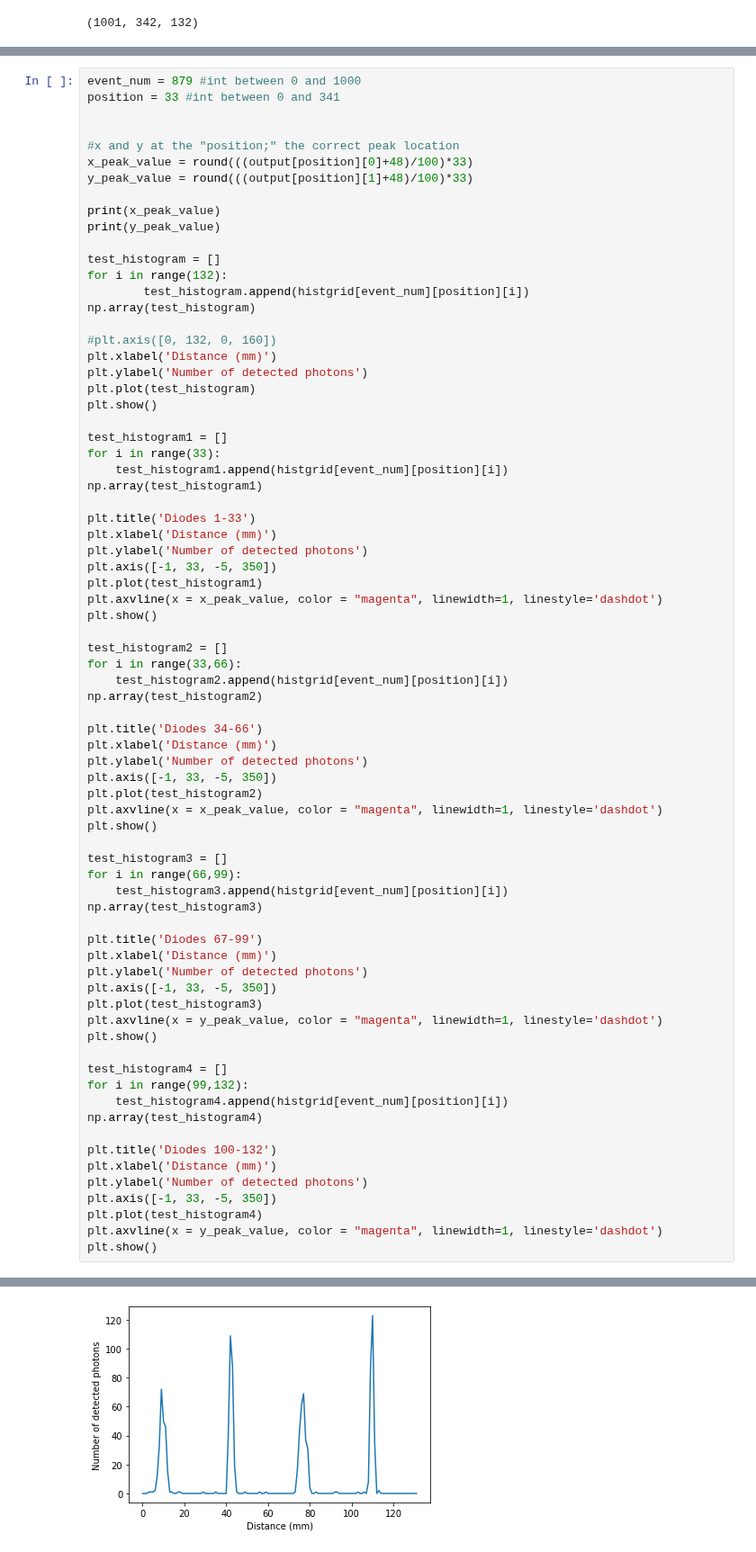
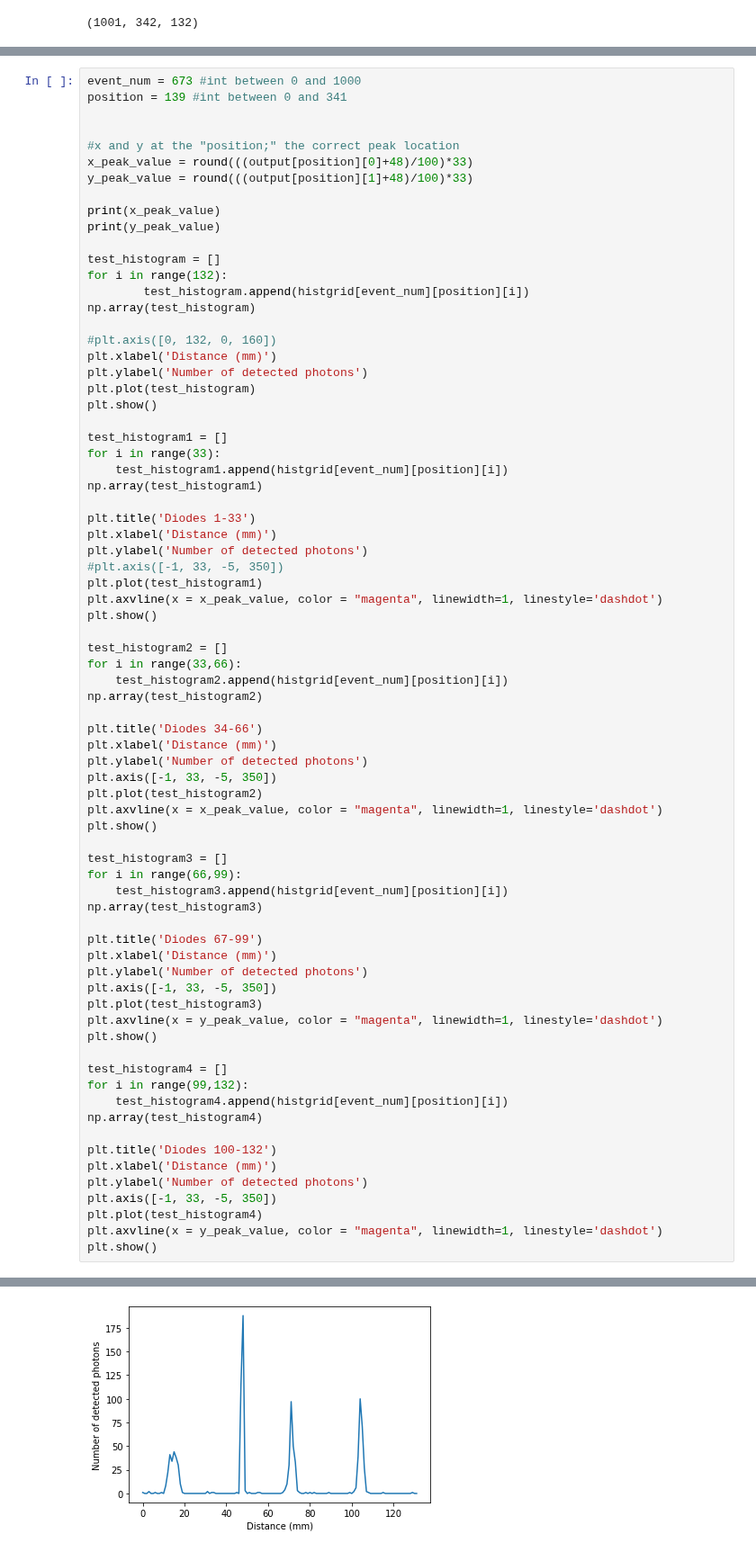
Before and after one commit to krober4771/O-PPAC-REU-2020, a Jupyter notebook: O-PPAC Read Data + Create Histograms.ipynb, the cells around one changed output, grey strips where cells are left out. Shown at 90% size. Cells and saved outputs as stored; diff of their text form.

```diff
--- a/O-PPAC Read Data + Create Histograms.ipynb
+++ b/O-PPAC Read Data + Create Histograms.ipynb
@@ -51,6 +59,6 @@ values = [6,54,117,174,196]
 # %%
-event_num = 879 #int between 0 and 1000
-position = 33 #int between 0 and 341
+event_num = 673 #int between 0 and 1000
+position = 139 #int between 0 and 341
 
 
 #x and y at the "position;" the correct peak location
@@ -79,7 +87,7 @@ np.array(test_histogram1)
 plt.title('Diodes 1-33')
 plt.xlabel('Distance (mm)')
 plt.ylabel('Number of detected photons')
-plt.axis([-1, 33, -5, 350])
+#plt.axis([-1, 33, -5, 350])
 plt.plot(test_histogram1)
 plt.axvline(x = x_peak_value, color = "magenta", linewidth=1, linestyle='dashdot')
 plt.show()
@@ -128 +136 @@ plt.show()
-[figure, old version]
+[figure, new version]
```
Also changed, not shown: parts of 7 cells of this notebook, 5 other files.
